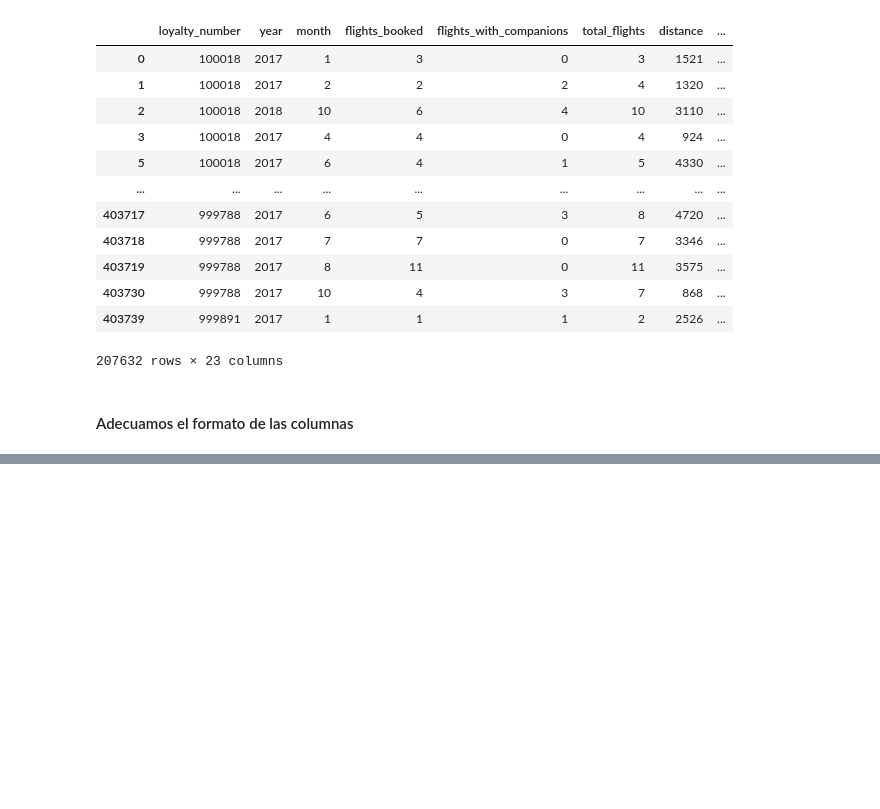
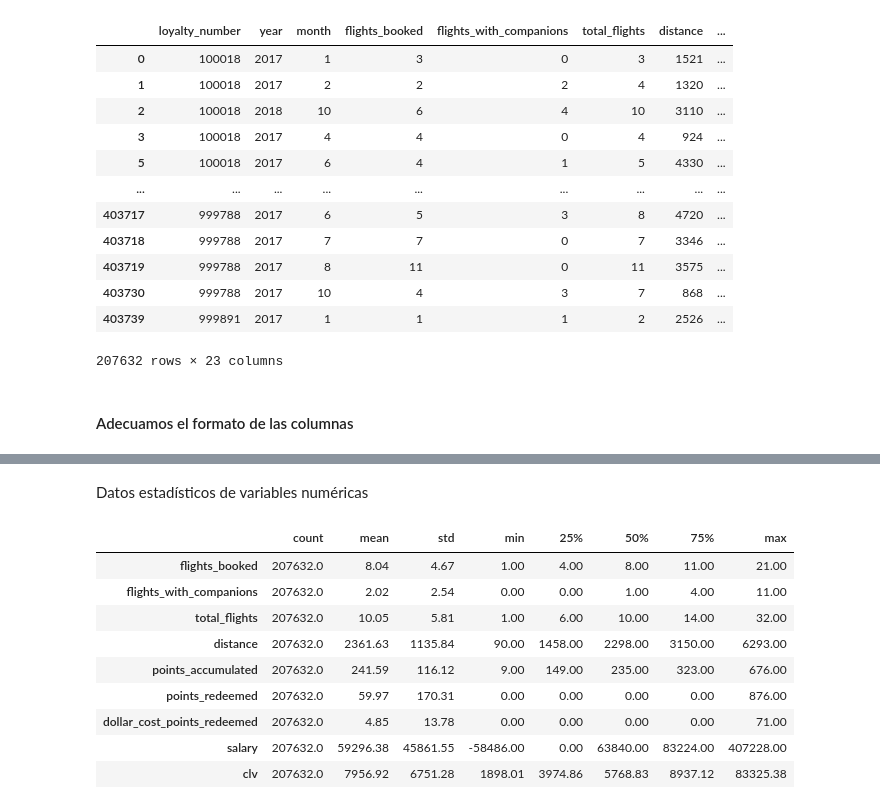
Before and after one commit to Adalab/bda-modulo-3-evaluacion-final-Macresca, a Jupyter notebook: Maria_Crespo_Calabuig.ipynb, the cells around one changed output, grey strips where cells are left out. Drawn from its saved outputs; the diff is of its cells as text; code cells hidden in the pictures; blank space fills up the shorter version.

```diff
--- a/Maria_Crespo_Calabuig.ipynb
+++ b/Maria_Crespo_Calabuig.ipynb
@@ -509,3 +511,11 @@ flt_info['dollar_cost_points_redeemed'] = flt_info['dollar_cost_points_redeemed'
+# %%
+flt_info['loyalty_number'] = flt_info['loyalty_number'].astype(str)
+flt_info['year'] = pd.to_datetime(flt_info['year'], format='%Y')
+flt_info['month'] = pd.to_datetime(flt_info['month'], format='%M')
+flt_info['points_accumulated'] = flt_info['points_accumulated'].astype(int)
+flt_info['dollar_cost_points_redeemed'] = flt_info['dollar_cost_points_redeemed'].astype(float)
+flt_info['enrollment_year'] = pd.to_datetime(flt_info['enrollment_year'], format='%Y')
+flt_info['enrollment_month'] = pd.to_datetime(flt_info['enrollment_month'], format='%M')
 # %%
 flt_info.dtypes
 # %% [output]
@@ -528 +538,16 @@ enrollment_month                 int64
 dtype: object
+# %% [markdown]
+Datos estadísticos de variables numéricas
+# %%
+np.round(flt_info.describe().T,2)
+# %% [output]
+|  | count | mean | std | min | 25% | 50% | 75% | max |
+| flights_booked | 207632.0 | 8.04 | 4.67 | 1.00 | 4.00 | 8.00 | 11.00 | 21.00 |
+| flights_with_companions | 207632.0 | 2.02 | 2.54 | 0.00 | 0.00 | 1.00 | 4.00 | 11.00 |
+| total_flights | 207632.0 | 10.05 | 5.81 | 1.00 | 6.00 | 10.00 | 14.00 | 32.00 |
+| distance | 207632.0 | 2361.63 | 1135.84 | 90.00 | 1458.00 | 2298.00 | 3150.00 | 6293.00 |
+| points_accumulated | 207632.0 | 241.59 | 116.12 | 9.00 | 149.00 | 235.00 | 323.00 | 676.00 |
+| points_redeemed | 207632.0 | 59.97 | 170.31 | 0.00 | 0.00 | 0.00 | 0.00 | 876.00 |
+| dollar_cost_points_redeemed | 207632.0 | 4.85 | 13.78 | 0.00 | 0.00 | 0.00 | 0.00 | 71.00 |
+| salary | 207632.0 | 59296.38 | 45861.55 | -58486.00 | 0.00 | 63840.00 | 83224.00 | 407228.00 |
+| clv | 207632.0 | 7956.92 | 6751.28 | 1898.01 | 3974.86 | 5768.83 | 8937.12 | 83325.38 |
```
Also changed, not shown: parts of 16 cells of this notebook.
